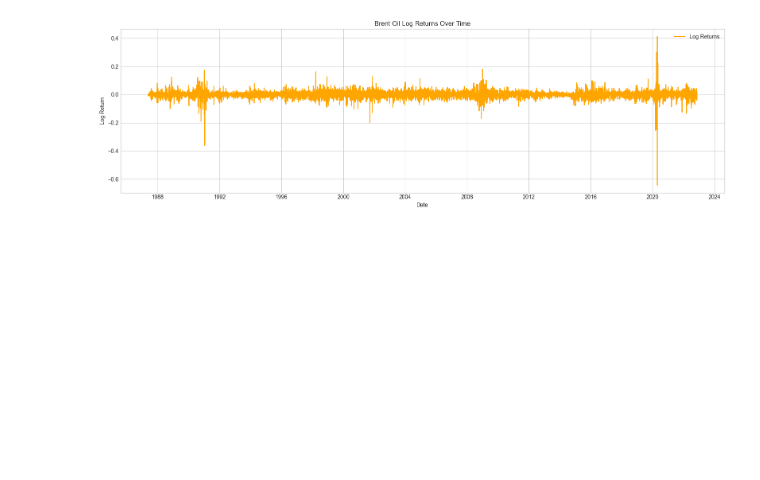
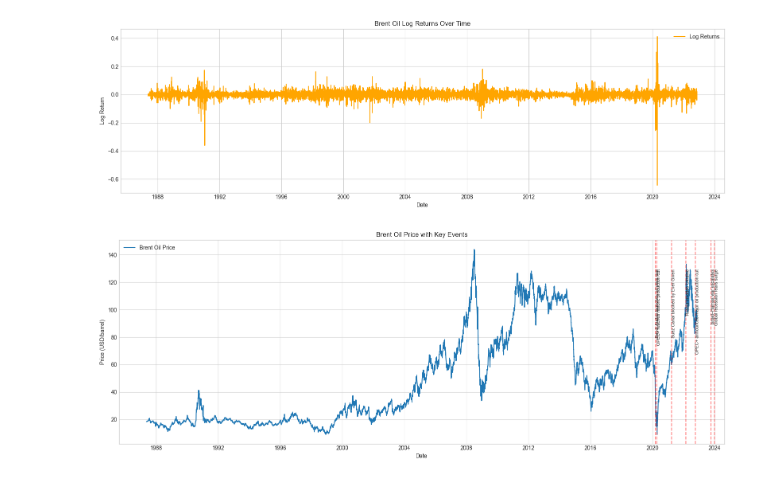
Before and after one commit to OliyadM/brent-oil-price-modeling, a Jupyter notebook: notebooks/01_explore_brent_data.ipynb, the cells around one changed output. Saved outputs shown, nothing was run; the diff lists cells and outputs as text; code cells hidden in the pictures; blank space fills up the shorter version.

```diff
--- a/notebooks/01_explore_brent_data.ipynb
+++ b/notebooks/01_explore_brent_data.ipynb
@@ -63,3 +159,25 @@ plt.tight_layout()
 plt.show()
 # %% [output]
 [figure]
+# %%
+# Load events
+df_events = pd.read_csv('../data/events.csv', parse_dates=['Date'])
+
+# Map events onto price data
+df['Event'] = df['Date'].map(df_events.set_index('Date')['Event'])
+
+# Plot price with event markers
+plt.figure(figsize=(16,6))
+plt.plot(df['Date'], df['Price'], label='Brent Oil Price')
+for _, row in df_events.iterrows():
+    plt.axvline(x=row['Date'], color='red', linestyle='--', alpha=0.5)
+    plt.text(row['Date'], df['Price'].max()*0.9, row['Event'], rotation=90, fontsize=8, verticalalignment='top')
+
+plt.title('Brent Oil Price with Key Events')
+plt.xlabel('Date')
+plt.ylabel('Price (USD/barrel)')
+plt.legend()
+plt.tight_layout()
+plt.show()
+# %% [output]
+[figure, added]
```
Also changed, not shown: parts of 5 cells of this notebook.
